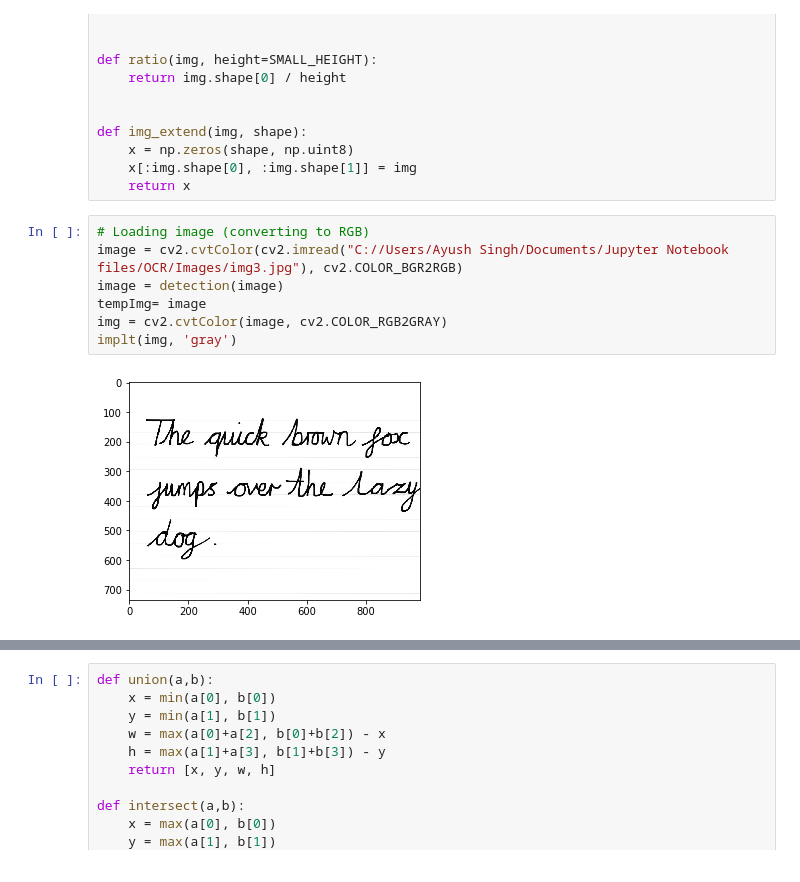
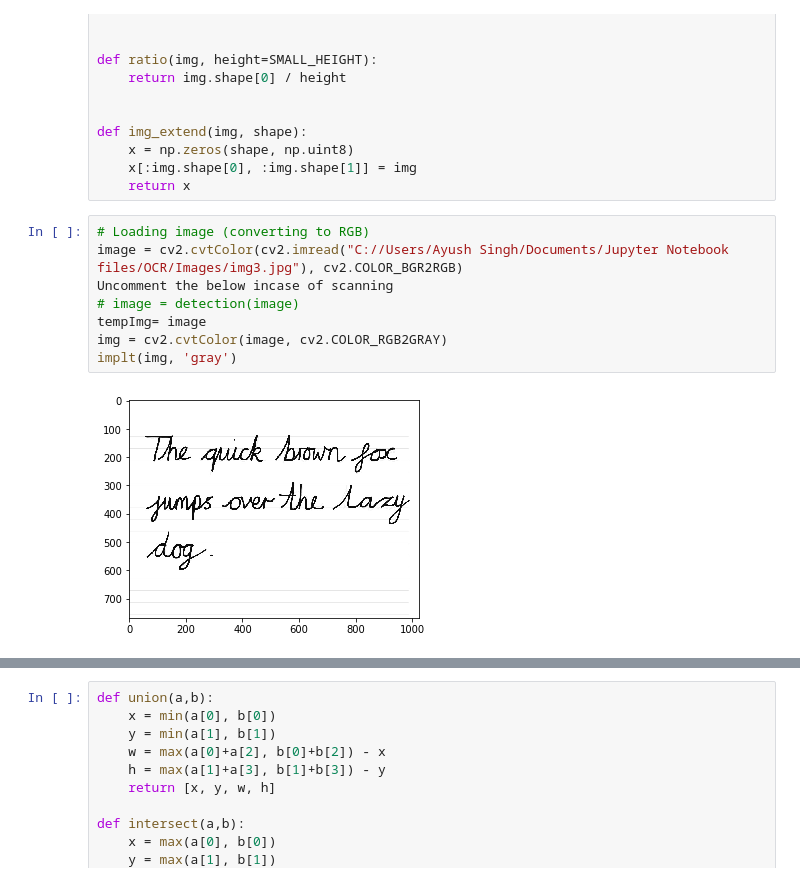
Before and after one commit to WinterSoldier13/Identifying_TextBlock_in_Image, a Jupyter notebook: testWordDetection.ipynb, the cells around one changed output, grey strips where cells are left out. Saved outputs shown, nothing was run; the diff lists cells and outputs as text.

```diff
--- a/testWordDetection.ipynb
+++ b/testWordDetection.ipynb
@@ -146,12 +146,13 @@ def img_extend(img, shape):
 # %%
 # Loading image (converting to RGB)
 image = cv2.cvtColor(cv2.imread("C://Users/Ayush Singh/Documents/Jupyter Notebook files/OCR/Images/img3.jpg"), cv2.COLOR_BGR2RGB)
-image = detection(image)
+Uncomment the below incase of scanning
+# image = detection(image)
 tempImg= image
 img = cv2.cvtColor(image, cv2.COLOR_RGB2GRAY)
 implt(img, 'gray')
 # %% [output]
-[figure, old version]
+[figure, new version]
 # %%
 def sobel(channel):
     """ The Sobel Operator"""
```
Also changed, not shown: parts of 6 cells of this notebook.
